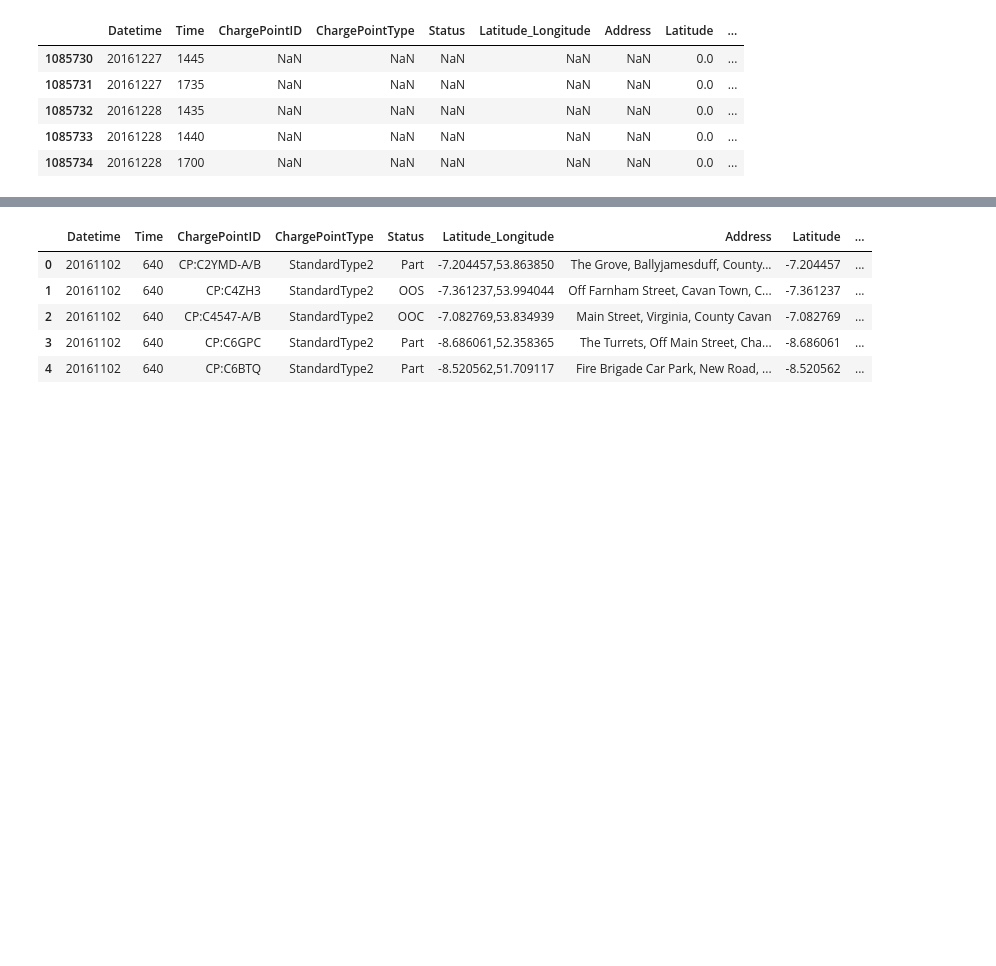
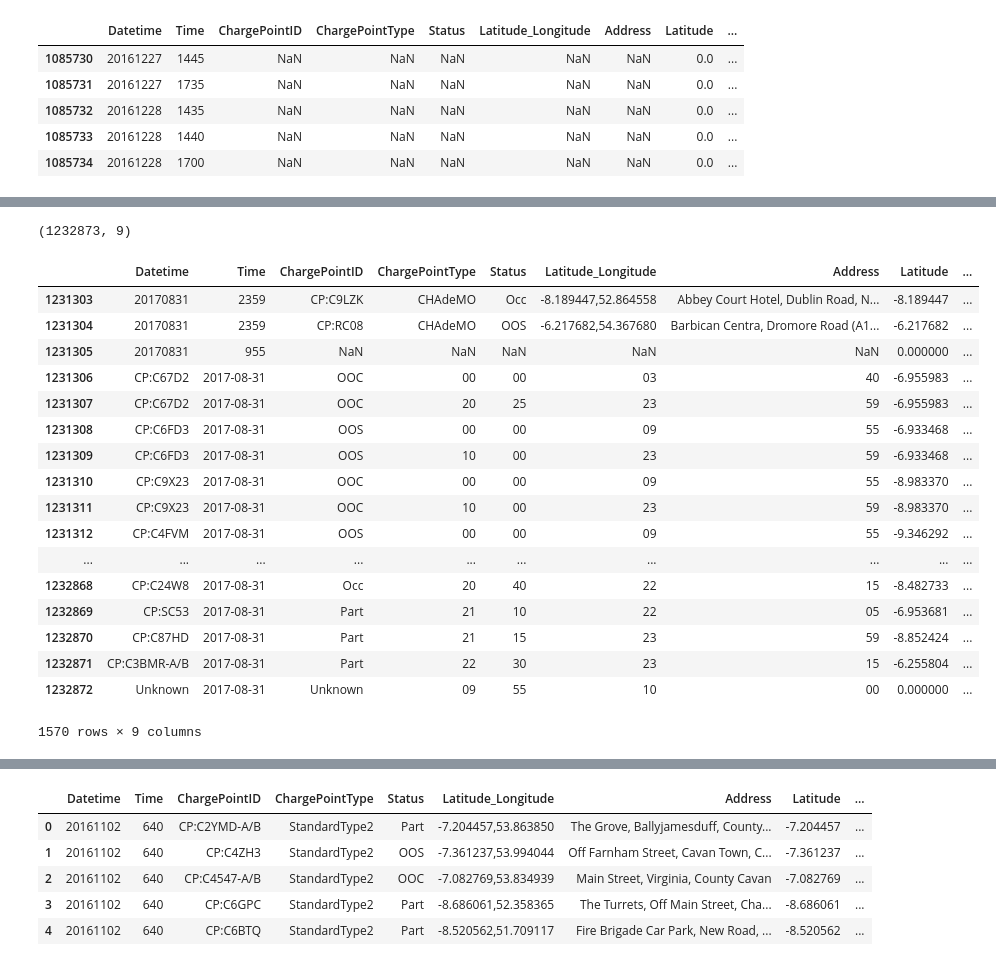
Before and after one commit to slimtomatillo/irish_EV_charger_status, a Jupyter notebook: irish_EV_charging_data.ipynb, the cells around one changed output, grey strips where cells are left out. Cells and saved outputs as stored; diff of their text form; code cells hidden in the pictures; blank space fills up the shorter version.

```diff
--- a/irish_EV_charging_data.ipynb
+++ b/irish_EV_charging_data.ipynb
@@ -117,0 +132,27 @@ dec17 = pd.read_csv('/Users/alexandrasmith/Documents/DataScience/Intro_to_Data_S
+# %%
+aug17.shape
+# %% [output]
+(1232873, 9)
+# %%
+#find where the data starts going bad
+#aug17.loc[aug17['Time'] == 955]
+aug17[-1570:]
+# %% [output]
+|  | Datetime | Time | ChargePointID | ChargePointType | Status | Latitude_Longitude | Address | Latitude | ... |
+| 1231303 | 20170831 | 2359 | CP:C9LZK | CHAdeMO | Occ | -8.189447,52.864558 | Abbey Court Hotel, Dublin Road, N... | -8.189447 | ... |
+| 1231304 | 20170831 | 2359 | CP:RC08 | CHAdeMO | OOS | -6.217682,54.367680 | Barbican Centra, Dromore Road (A1... | -6.217682 | ... |
+| 1231305 | 20170831 | 955 | NaN | NaN | NaN | NaN | NaN | 0.000000 | ... |
+| 1231306 | CP:C67D2 | 2017-08-31 | OOC | 00 | 00 | 03 | 40 | -6.955983 | ... |
+| 1231307 | CP:C67D2 | 2017-08-31 | OOC | 20 | 25 | 23 | 59 | -6.955983 | ... |
+| 1231308 | CP:C6FD3 | 2017-08-31 | OOS | 00 | 00 | 09 | 55 | -6.933468 | ... |
+| 1231309 | CP:C6FD3 | 2017-08-31 | OOS | 10 | 00 | 23 | 59 | -6.933468 | ... |
+| 1231310 | CP:C9X23 | 2017-08-31 | OOC | 00 | 00 | 09 | 55 | -8.983370 | ... |
+| 1231311 | CP:C9X23 | 2017-08-31 | OOC | 10 | 00 | 23 | 59 | -8.983370 | ... |
+| 1231312 | CP:C4FVM | 2017-08-31 | OOS | 00 | 00 | 09 | 55 | -9.346292 | ... |
+| ... | ... | ... | ... | ... | ... | ... | ... | ... | ... |
+| 1232868 | CP:C24W8 | 2017-08-31 | Occ | 20 | 40 | 22 | 15 | -8.482733 | ... |
+| 1232869 | CP:SC53 | 2017-08-31 | Part | 21 | 10 | 22 | 05 | -6.953681 | ... |
+| 1232870 | CP:C87HD | 2017-08-31 | Part | 21 | 15 | 23 | 59 | -8.852424 | ... |
+| 1232871 | CP:C3BMR-A/B | 2017-08-31 | Part | 22 | 30 | 23 | 15 | -6.255804 | ... |
+| 1232872 | Unknown | 2017-08-31 | Unknown | 09 | 55 | 10 | 00 | 0.000000 | ... |
+1570 rows × 9 columns
```
Also changed, not shown: parts of 24 cells of this notebook.
